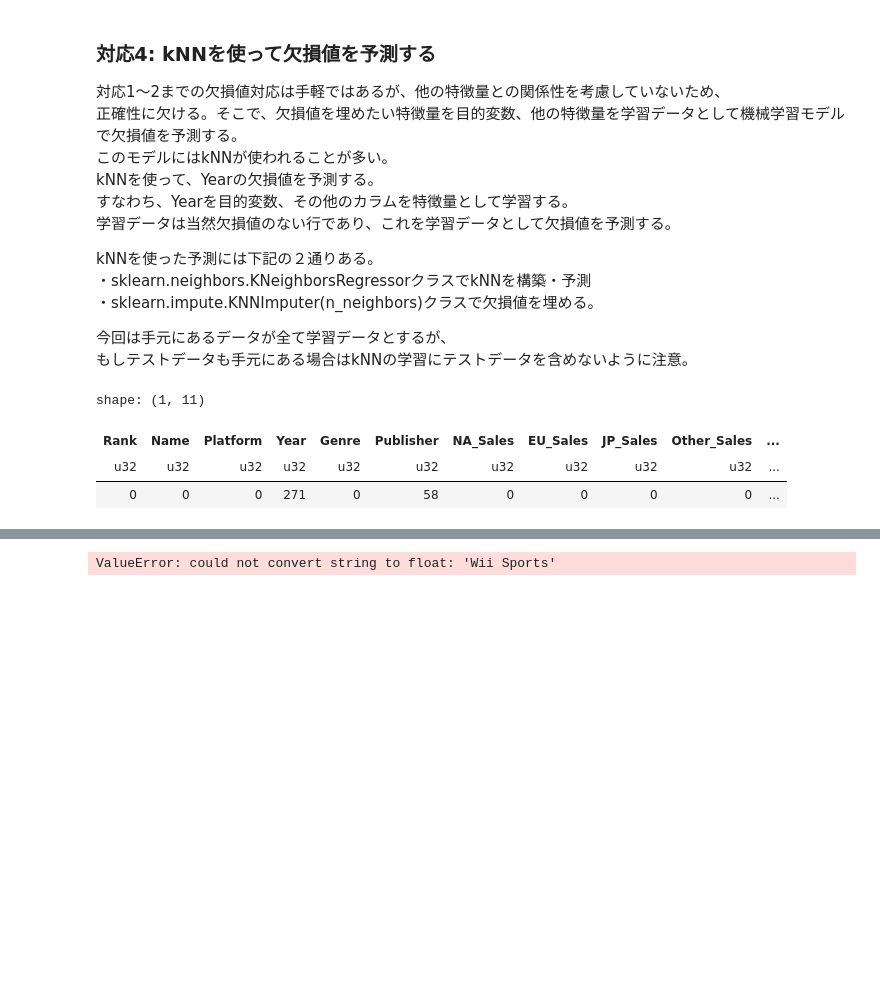
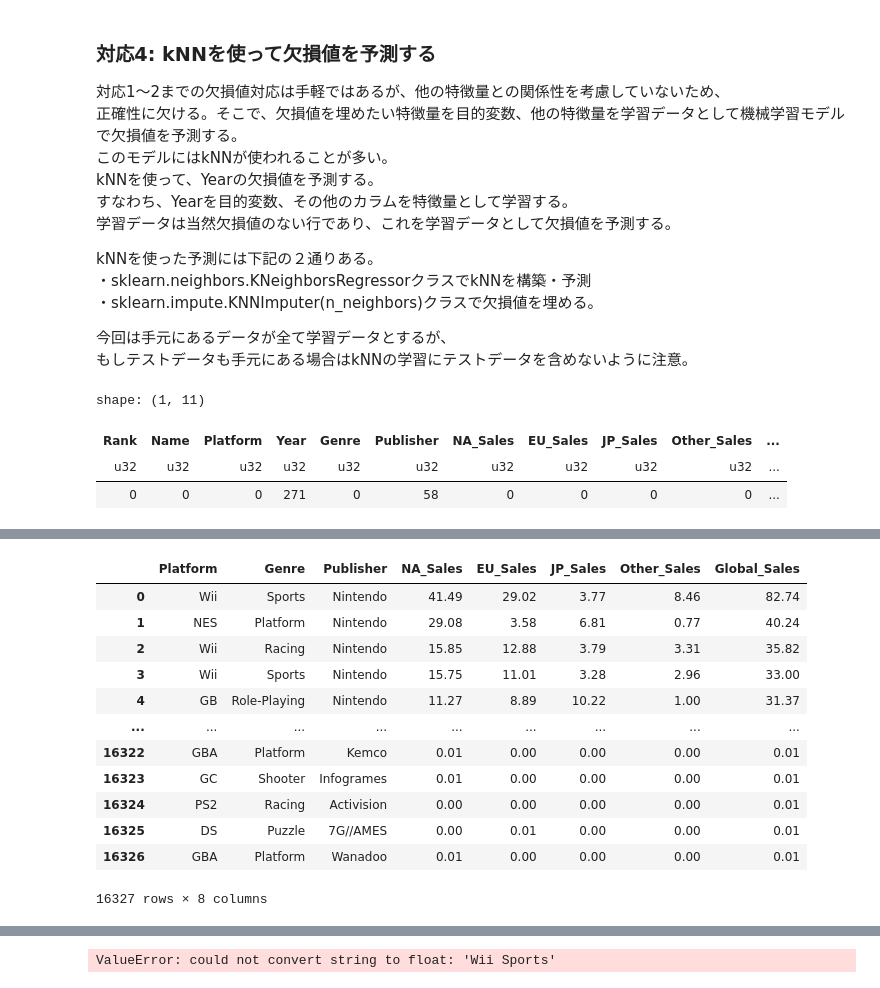
Before and after one commit to Mr-Garlic-Shrimp/TIL, a Jupyter notebook: Machine_Learning/ML_notebook-16(Preprocessing).ipynb, the cells around one changed output, grey strips where cells are left out. Cells and saved outputs as stored; diff of their text form; code cells hidden in the pictures; blank space fills up the shorter version.

```diff
--- a/Machine_Learning/ML_notebook-16(Preprocessing).ipynb
+++ b/Machine_Learning/ML_notebook-16(Preprocessing).ipynb
@@ -364,0 +379,16 @@ x_miss_year = df.filter(pl.col('Year').is_null()).drop('Year')
+# %%
+X_train_for_miss
+# %% [output]
+|  | Platform | Genre | Publisher | NA_Sales | EU_Sales | JP_Sales | Other_Sales | Global_Sales |
+| 0 | Wii | Sports | Nintendo | 41.49 | 29.02 | 3.77 | 8.46 | 82.74 |
+| 1 | NES | Platform | Nintendo | 29.08 | 3.58 | 6.81 | 0.77 | 40.24 |
+| 2 | Wii | Racing | Nintendo | 15.85 | 12.88 | 3.79 | 3.31 | 35.82 |
+| 3 | Wii | Sports | Nintendo | 15.75 | 11.01 | 3.28 | 2.96 | 33.00 |
+| 4 | GB | Role-Playing | Nintendo | 11.27 | 8.89 | 10.22 | 1.00 | 31.37 |
+| ... | ... | ... | ... | ... | ... | ... | ... | ... |
+| 16322 | GBA | Platform | Kemco | 0.01 | 0.00 | 0.00 | 0.00 | 0.01 |
+| 16323 | GC | Shooter | Infogrames | 0.01 | 0.00 | 0.00 | 0.00 | 0.01 |
+| 16324 | PS2 | Racing | Activision | 0.00 | 0.00 | 0.00 | 0.00 | 0.01 |
+| 16325 | DS | Puzzle | 7G//AMES | 0.00 | 0.01 | 0.00 | 0.00 | 0.01 |
+| 16326 | GBA | Platform | Wanadoo | 0.01 | 0.00 | 0.00 | 0.00 | 0.01 |
+16327 rows × 8 columns
```
Also changed, not shown: parts of 6 cells of this notebook.
